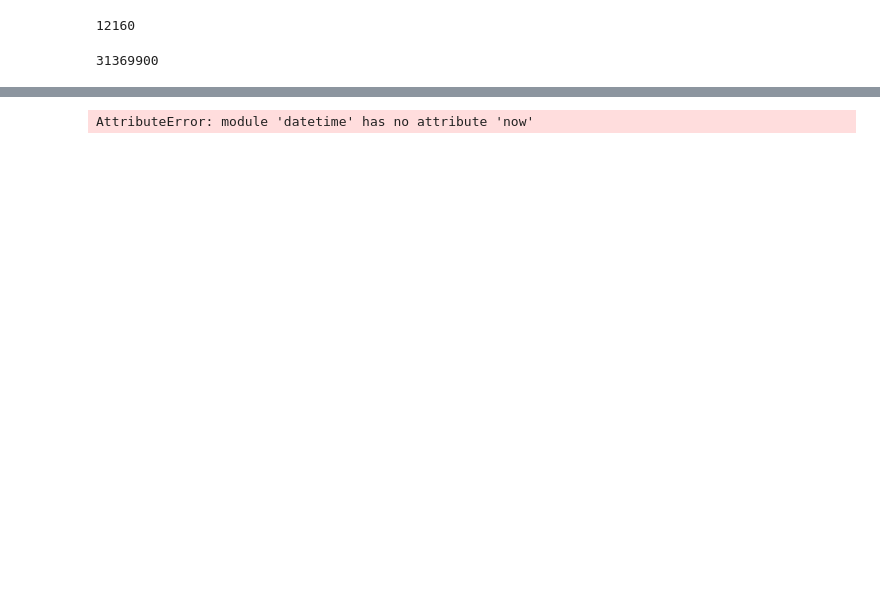
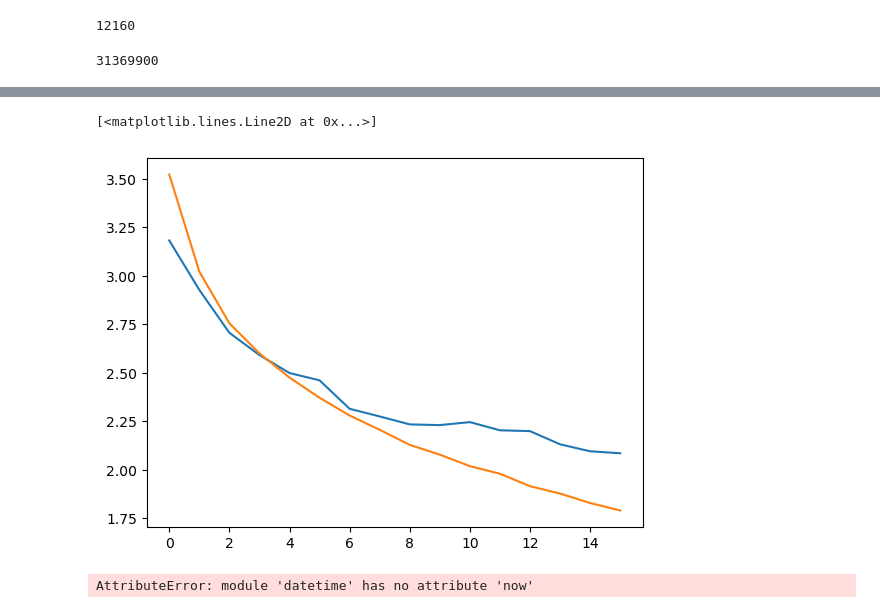
Before and after one commit to TsachMa/452_final_project, a Jupyter notebook: first_model.ipynb, the cells around one changed output, grey strips where cells are left out. Saved outputs shown, nothing was run; the diff lists cells and outputs as text; code cells hidden in the pictures; blank space fills up the shorter version.

```diff
--- a/first_model.ipynb
+++ b/first_model.ipynb
@@ -148,3 +175,9 @@ KeyboardInterrupt:
+# %%
+plt.plot(log['val']['loss'][:16])
+plt.plot(log['train']['loss'][:16])
+# %% [output]
+[<matplotlib.lines.Line2D at 0x...>]
+[figure, added]
 # %%
 model_dir = "models/"
 
```
Also changed, not shown: parts of 14 cells of this notebook, 9 other files.
